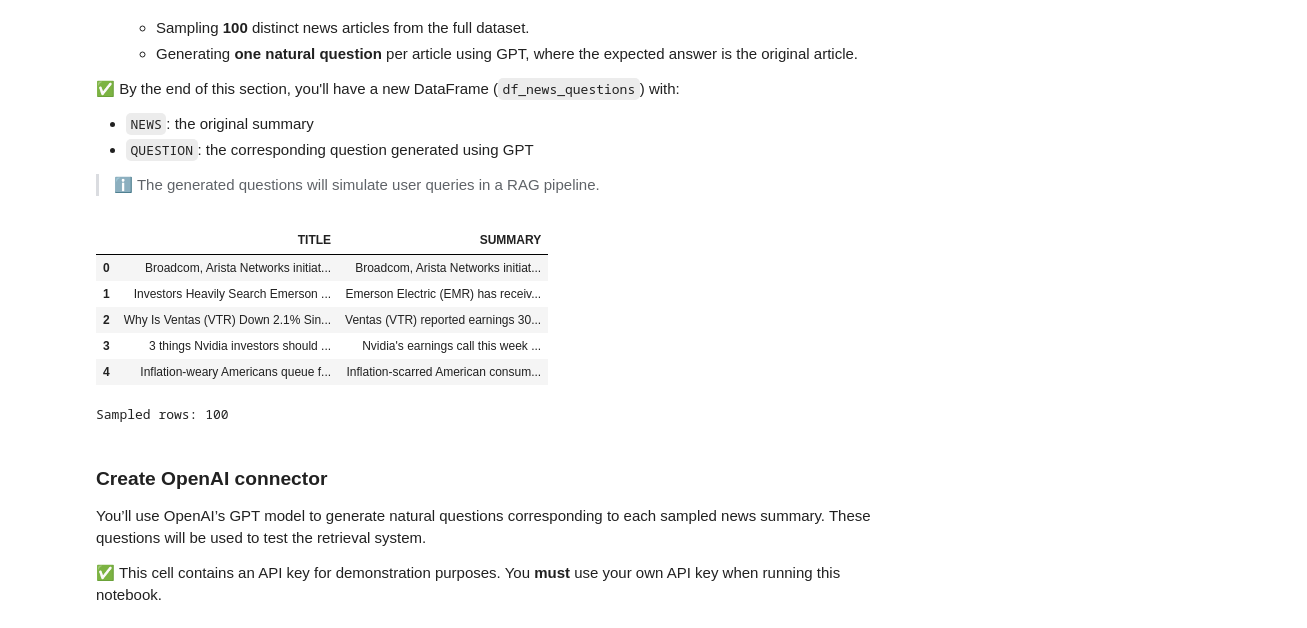
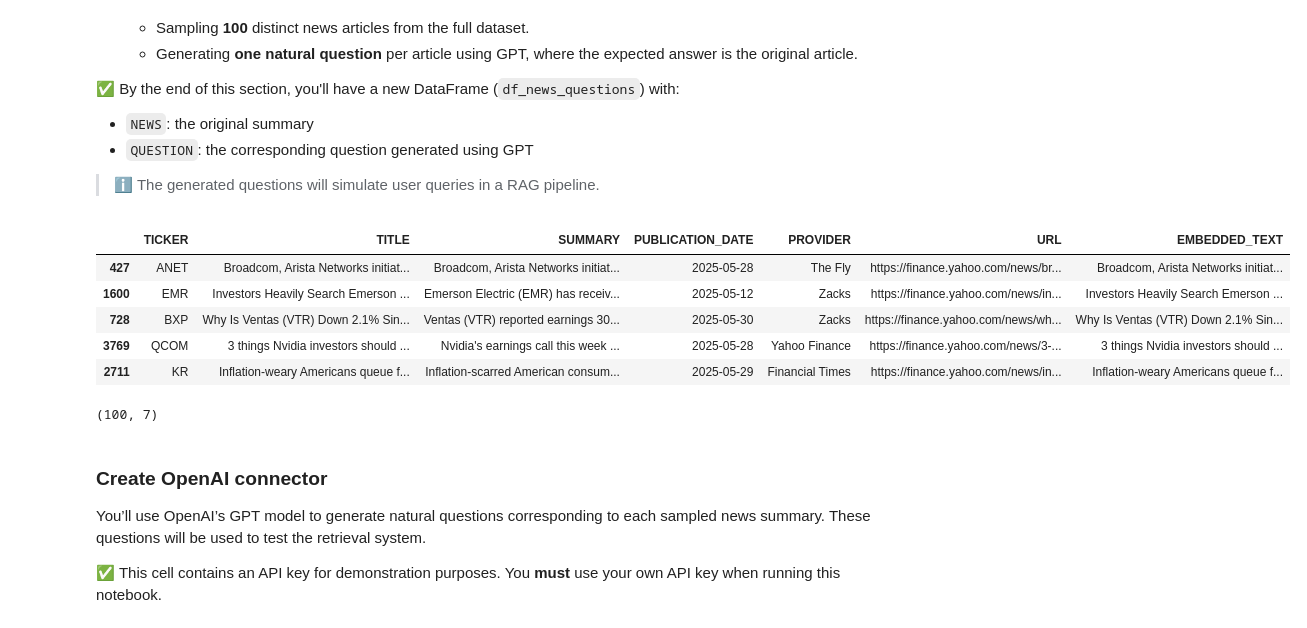
Before and after one commit to MartinJuradoP/Fintech-and-digital-innovation-in-finance, a Jupyter notebook: Advanced RAG techniques & Sentiment Analysis on S&P 500 news /Section_A/advanced_rag_techniques_template.ipynb, the cells around one changed output. Saved outputs shown, nothing was run; the diff lists cells and outputs as text; code cells hidden in the pictures.

```diff
--- a/Advanced RAG techniques & Sentiment Analysis on S&P 500 news /Section_A/advanced_rag_techniques_template.ipynb
+++ b/Advanced RAG techniques & Sentiment Analysis on S&P 500 news /Section_A/advanced_rag_techniques_template.ipynb
@@ -161,26 +161,23 @@ faiss_store = FaissVectorStore(
 # %%
 # CODE HERE
 # Use as many coding cells as you need
 # Column validation and sampling
 # Sample 100 distinct news
-assert {"TITLE", "SUMMARY"}.issubset(df_news.columns), \
-    "df_news must include TITLE and SUMMARY."
 
-df_base = df_news.drop_duplicates("SUMMARY").copy()
-assert len(df_base) >= 100, f"Need ≥100 unique summaries; found {len(df_base)}."
 
-sampled_100 = df_base.sample(n=100, random_state=42).reset_index(drop=True)
+sampled_100 = df_news.sample(n=100, random_state=42)
 
-display(sampled_100[["TITLE", "SUMMARY"]].head(5))
-print("Sampled rows:", len(sampled_100))
+# Displaying new DataFrame
+display(sampled_100.head())
+print(sampled_100.shape)
 # %% [output]
-|  | TITLE | SUMMARY |
-| 0 | Broadcom, Arista Networks initiat... | Broadcom, Arista Networks initiat... |
-| 1 | Investors Heavily Search Emerson ... | Emerson Electric (EMR) has receiv... |
-| 2 | Why Is Ventas (VTR) Down 2.1% Sin... | Ventas (VTR) reported earnings 30... |
-| 3 | 3 things Nvidia investors should ... | Nvidia's earnings call this week ... |
-| 4 | Inflation-weary Americans queue f... | Inflation-scarred American consum... |
+|  | TICKER | TITLE | SUMMARY | PUBLICATION_DATE | PROVIDER | URL | EMBEDDED_TEXT |
+| 427 | ANET | Broadcom, Arista Networks initiat... | Broadcom, Arista Networks initiat... | 2025-05-28 | The Fly | https://finance.yahoo.com/news/br... | Broadcom, Arista Networks initiat... |
+| 1600 | EMR | Investors Heavily Search Emerson ... | Emerson Electric (EMR) has receiv... | 2025-05-12 | Zacks | https://finance.yahoo.com/news/in... | Investors Heavily Search Emerson ... |
+| 728 | BXP | Why Is Ventas (VTR) Down 2.1% Sin... | Ventas (VTR) reported earnings 30... | 2025-05-30 | Zacks | https://finance.yahoo.com/news/wh... | Why Is Ventas (VTR) Down 2.1% Sin... |
+| 3769 | QCOM | 3 things Nvidia investors should ... | Nvidia's earnings call this week ... | 2025-05-28 | Yahoo Finance | https://finance.yahoo.com/news/3-... | 3 things Nvidia investors should ... |
+| 2711 | KR | Inflation-weary Americans queue f... | Inflation-scarred American consum... | 2025-05-29 | Financial Times | https://finance.yahoo.com/news/in... | Inflation-weary Americans queue f... |
-Sampled rows: 100
+(100, 7)
 # %% [markdown]
 ### Create OpenAI connector
 You’ll use OpenAI’s GPT model to generate natural questions corresponding to each sampled news summary. These questions will be used to test the retrieval system.
```
Also changed, not shown: parts of 13 cells of this notebook.
